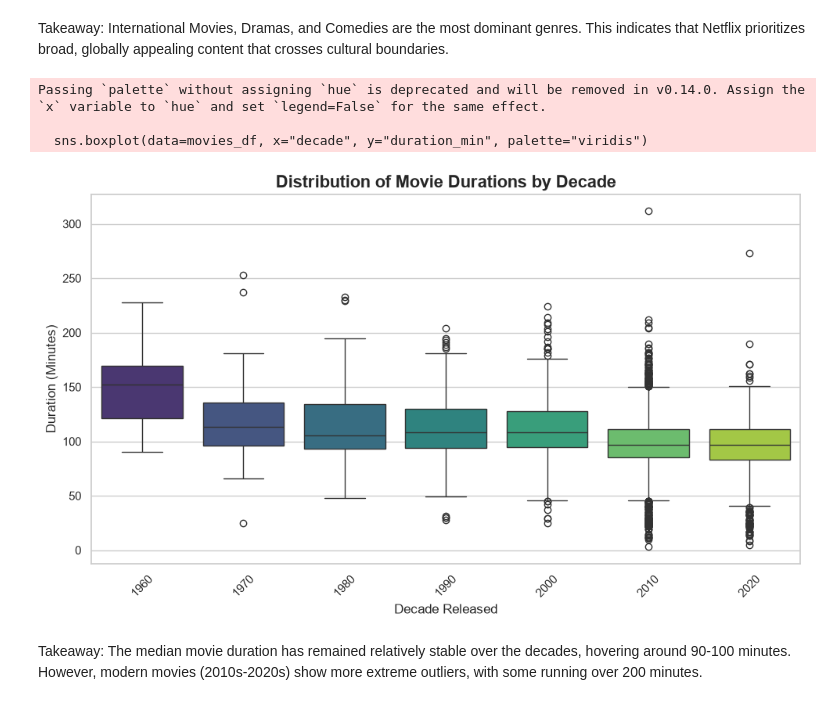
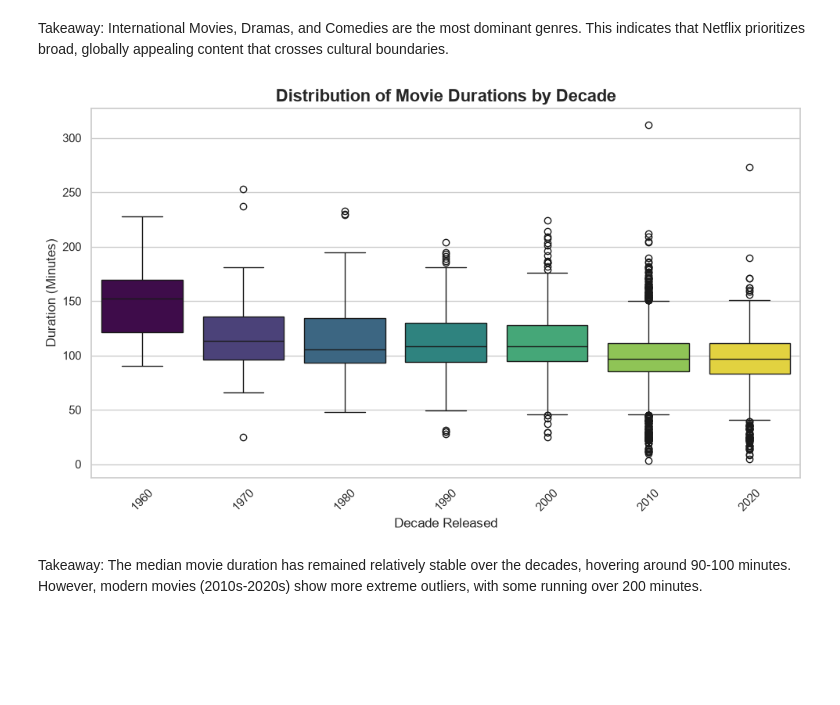
Before and after one commit to YoussefSlimi/netflix-data-analysis, a Jupyter notebook: analysis.ipynb, the cells around one changed output. Saved outputs shown, nothing was run; the diff lists cells and outputs as text; code cells hidden in the pictures; blank space fills up the shorter version.

```diff
--- a/analysis.ipynb
+++ b/analysis.ipynb
@@ -456,23 +450,20 @@ Takeaway: International Movies, Dramas, and Comedies are the most dominant genre
 # %%
 # 1. Filter for movies only, from the 1960s onwards
 movies_df = clean_df[(clean_df["type"] == "Movie") & (clean_df["decade"] >= 1960)]
 
 # 2. Plot
 plt.figure(figsize=(10, 6))
-sns.boxplot(data=movies_df, x="decade", y="duration_min", palette="viridis")
+sns.boxplot(data=movies_df, x="decade", y="duration_min", palette="viridis", hue="decade", legend=False)
 
 # 3. Formatting
 plt.title("Distribution of Movie Durations by Decade", fontsize=16, fontweight="bold")
 plt.xlabel("Decade Released", fontsize=12)
 plt.ylabel("Duration (Minutes)", fontsize=12)
 plt.xticks(rotation=45)
 plt.tight_layout()
 plt.show()
 # %% [output]
-Passing `palette` without assigning `hue` is deprecated and will be removed in v0.14.0. Assign the `x` variable to `hue` and set `legend=False` for the same effect.
-
-  sns.boxplot(data=movies_df, x="decade", y="duration_min", palette="viridis")
-[figure, old version]
+[figure, new version]
 # %% [markdown]
 Takeaway: The median movie duration has remained relatively stable over the decades, hovering around 90-100 minutes. However, modern movies (2010s-2020s) show more extreme outliers, with some running over 200 minutes.
 # %% [markdown]
```
Also changed, not shown: parts of 3 cells of this notebook.
